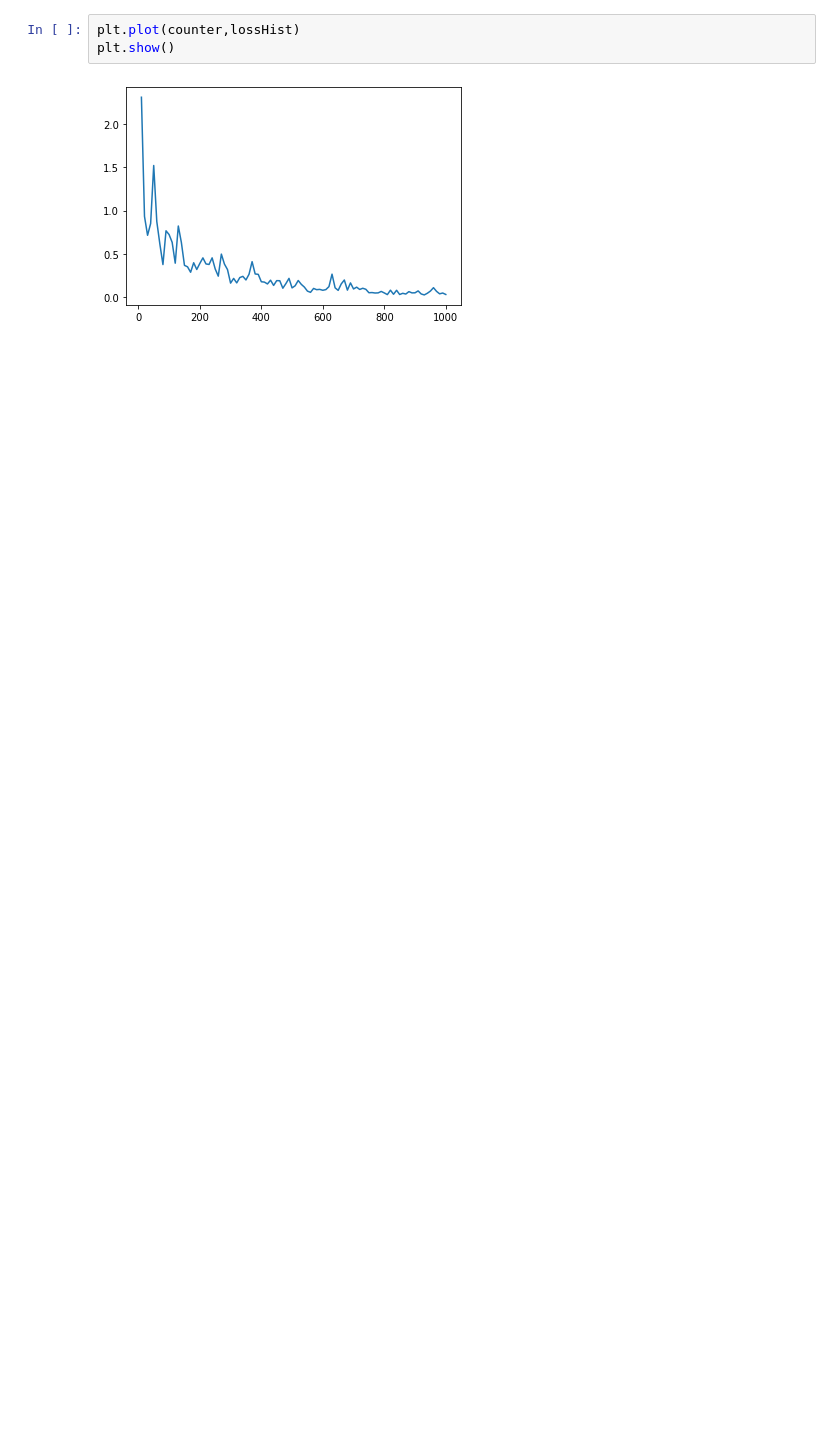
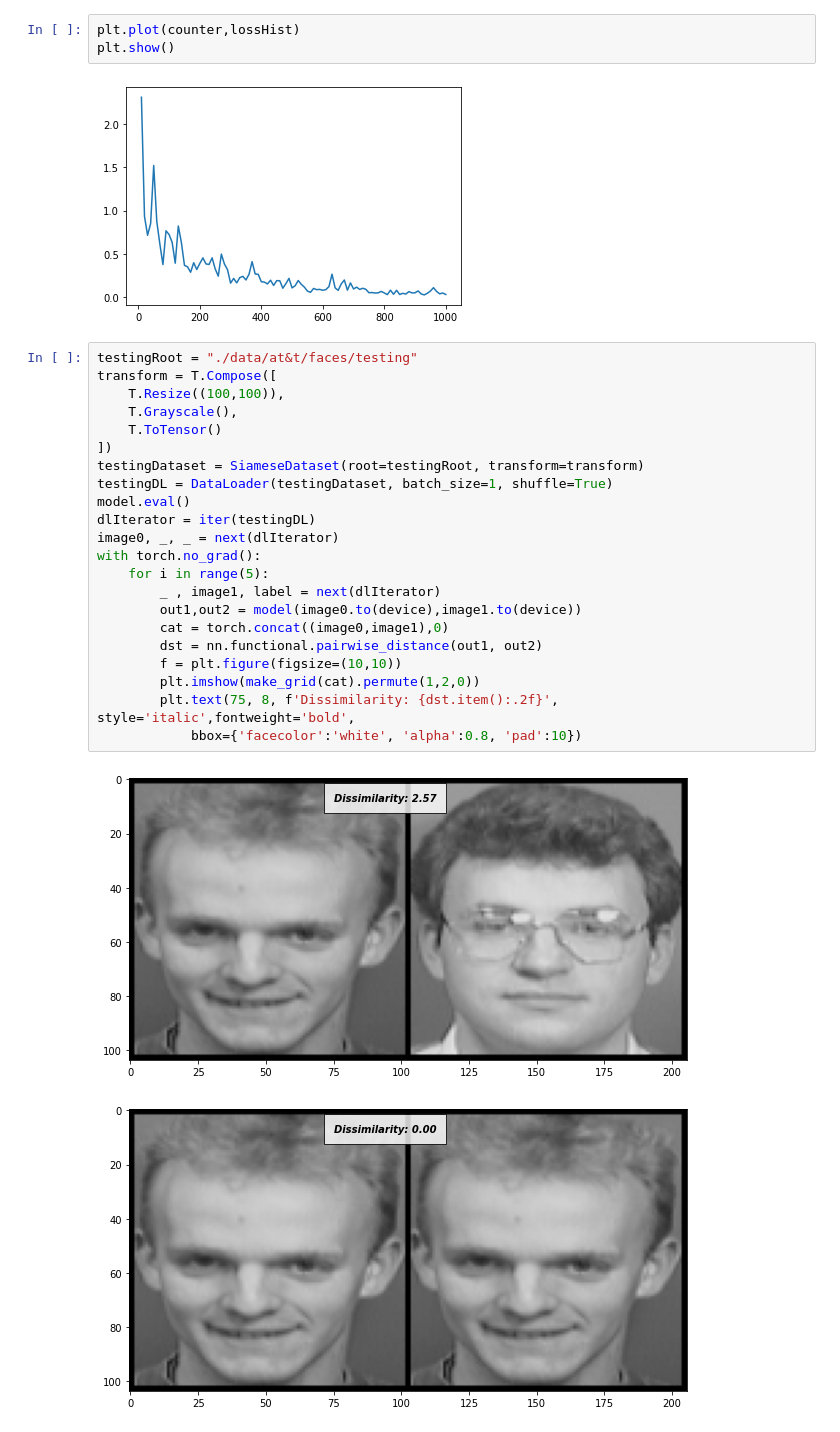
Before and after one commit to preciselyV/masteringComputerVision, a Jupyter notebook: nets/SiameseNN.ipynb, the cells around one changed output. Drawn from its saved outputs; the diff is of its cells as text; blank space fills up the shorter version.

```diff
--- a/nets/SiameseNN.ipynb
+++ b/nets/SiameseNN.ipynb
@@ -241,3 +223,28 @@ plt.plot(counter,lossHist)
 plt.show()
 # %% [output]
 [figure]
+# %%
+testingRoot = "./data/at&t/faces/testing"
+transform = T.Compose([
+    T.Resize((100,100)),
+    T.Grayscale(),
+    T.ToTensor()
+])
+testingDataset = SiameseDataset(root=testingRoot, transform=transform)
+testingDL = DataLoader(testingDataset, batch_size=1, shuffle=True)
+model.eval()
+dlIterator = iter(testingDL)
+image0, _, _ = next(dlIterator)
+with torch.no_grad():
+    for i in range(5):
+        _ , image1, label = next(dlIterator)
+        out1,out2 = model(image0.to(device),image1.to(device))
+        cat = torch.concat((image0,image1),0)
+        dst = nn.functional.pairwise_distance(out1, out2)
+        f = plt.figure(figsize=(10,10))
+        plt.imshow(make_grid(cat).permute(1,2,0))
+        plt.text(75, 8, f'Dissimilarity: {dst.item():.2f}', style='italic',fontweight='bold',
+            bbox={'facecolor':'white', 'alpha':0.8, 'pad':10})
+# %% [output]
+[figure, added]
+[figure, added]
```
Also changed, not shown: parts of 2 cells of this notebook.
